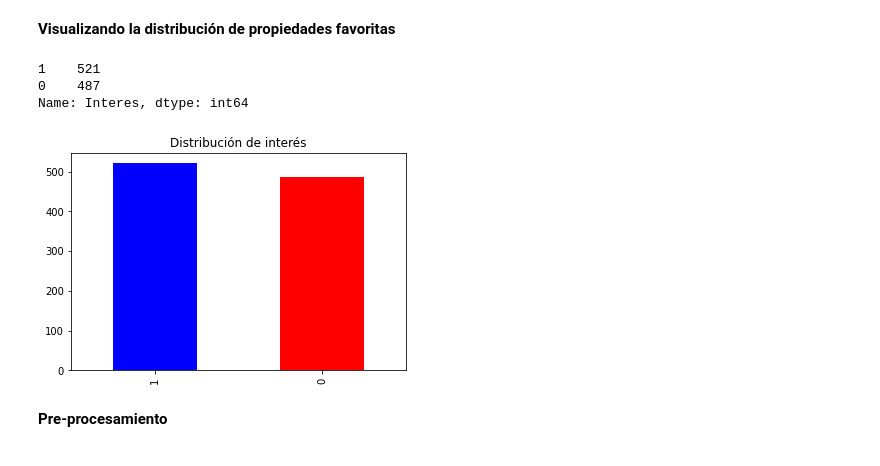
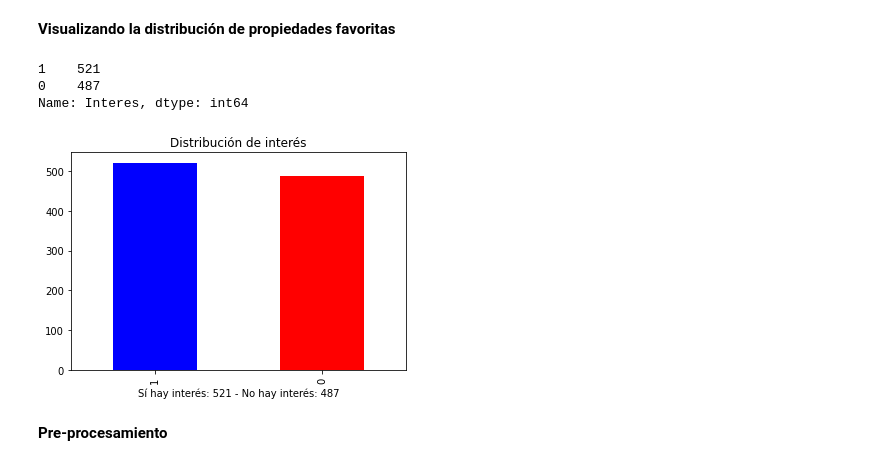
Before and after one commit to ns4lin4s/data_science, a Jupyter notebook: suggest_properties_tree_decision.ipynb, the cells around one changed output. Saved outputs shown, nothing was run; the diff lists cells and outputs as text; code cells hidden in the pictures.

```diff
--- a/suggest_properties_tree_decision.ipynb
+++ b/suggest_properties_tree_decision.ipynb
@@ -35,17 +28,17 @@ df
 # %%
 #Arreglo con la información de interés acerca de la propiedad
 arr_interest = df['Interes'].value_counts()
 print(arr_interest)
 #Configuramos nuestro grafico de tipo barra y de color azul y rojo.
 arr_interest.plot(kind = 'bar', color = ['b', 'r', 'g', 'y'])
 plt.title('Distribución de interés')
-#plt.xlabel(f'No: {str(arr_interest[0])} | Sí: {str(arr_interest[1])}')
+plt.xlabel(f'Sí hay interés: {str(arr_interest[1])} - No hay interés: {str(arr_interest[0])}')
 plt.show()
 # %% [output]
 1    521
 0    487
 Name: Interes, dtype: int64
-[figure, old version]
+[figure, new version]
 # %% [markdown]
 **Pre-procesamiento**
 # %%
```
Also changed, not shown: parts of 5 cells of this notebook.
